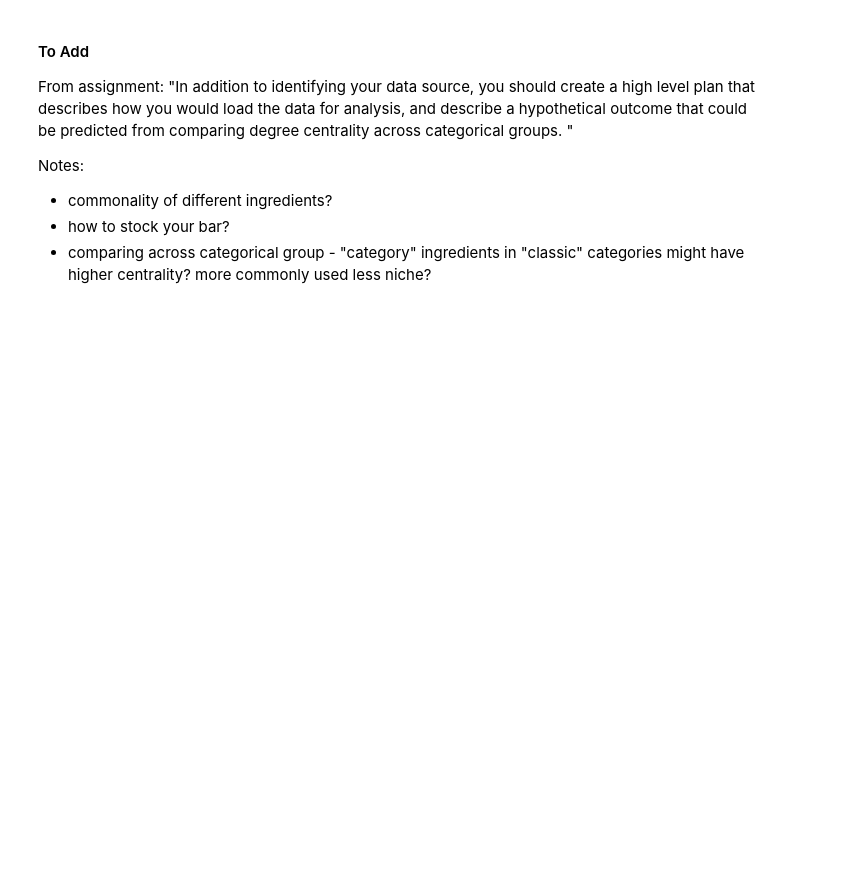
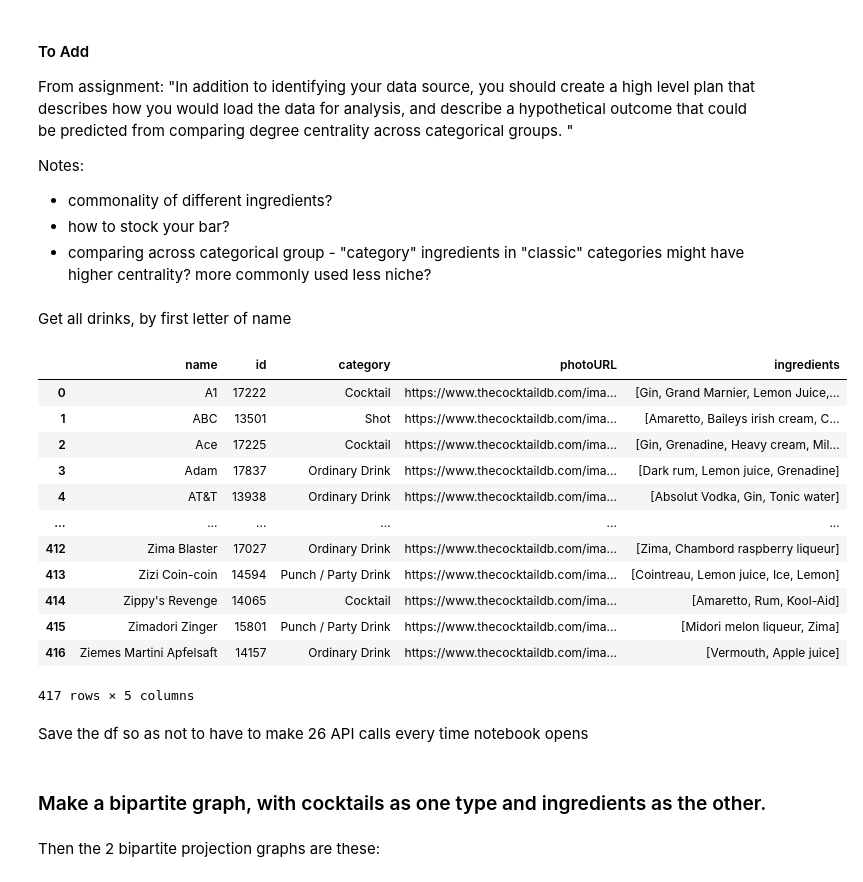
Before and after one commit to ebhtra/gory-graph, a Jupyter notebook: Homework2_2.ipynb, the cells around one changed output. Saved outputs shown, nothing was run; the diff lists cells and outputs as text; code cells hidden in the pictures; blank space fills up the shorter version.

Commit message:
add bipartite drink graph and DF

```diff
--- a/Homework2_2.ipynb
+++ b/Homework2_2.ipynb
@@ -47,3 +50,63 @@ Notes:
 - commonality of different ingredients?
 - how to stock your bar?
 - comparing across categorical group - "category" ingredients in "classic" categories might have higher centrality? more commonly used less niche?
+# %% [markdown]
+Get all drinks, by first letter of name
+# %%
+baseUrl = "https://www.thecocktaildb.com/api/json/v1/1/"
+letterEndpoint = "search.php?f="
+
+def searchLetter(letter):
+    data = requests.get(baseUrl + letterEndpoint + letter)
+    return json.loads(data.text)
+# %%
+# Build a dataframe
+name = []  # drink name
+ids = []   # drink ID
+cat = []   # drink category
+pic = []   # thumbnail url
+ingr = []  # ingredients
+# %%
+# helper function to parse ingredients
+def ingreds(drinkDict):
+    ing = []
+    for i in range(1,16):  # API has 16 fields for ingredients of each drink, most of them empty/None
+        s = "strIngredient" + str(i)
+        if not d[s]:
+            break
+        ing.append(d[s])
+    return ing
+# %%
+for l in 'abcdefghijklmnopqrstuvwxyz':
+
+    drinks = searchLetter(l)['drinks']
+    if not drinks: continue   #(some letters have no drinks)
+    for d in drinks:
+        name.append(d['strDrink'])
+        ids.append(d['idDrink'])
+        cat.append(d['strCategory'])
+        pic.append(d['strDrinkThumb'])
+        ingr.append(ingreds(d))
+# %%
+drinkDF = pd.DataFrame({'name': name,
+                       'id': ids,
+                       'category': cat,
+                       'photoURL': pic,
+                       'ingredients': ingr})
+drinkDF
+# %% [output]
+|  | name | id | category | photoURL | ingredients |
+| 0 | A1 | 17222 | Cocktail | https://www.thecocktaildb.com/ima... | [Gin, Grand Marnier, Lemon Juice,... |
+| 1 | ABC | 13501 | Shot | https://www.thecocktaildb.com/ima... | [Amaretto, Baileys irish cream, C... |
+| 2 | Ace | 17225 | Cocktail | https://www.thecocktaildb.com/ima... | [Gin, Grenadine, Heavy cream, Mil... |
+| 3 | Adam | 17837 | Ordinary Drink | https://www.thecocktaildb.com/ima... | [Dark rum, Lemon juice, Grenadine] |
+| 4 | AT&T | 13938 | Ordinary Drink | https://www.thecocktaildb.com/ima... | [Absolut Vodka, Gin, Tonic water] |
+| ... | ... | ... | ... | ... | ... |
+| 412 | Zima Blaster | 17027 | Ordinary Drink | https://www.thecocktaildb.com/ima... | [Zima, Chambord raspberry liqueur] |
+| 413 | Zizi Coin-coin | 14594 | Punch / Party Drink | https://www.thecocktaildb.com/ima... | [Cointreau, Lemon juice, Ice, Lemon] |
+| 414 | Zippy's Revenge | 14065 | Cocktail | https://www.thecocktaildb.com/ima... | [Amaretto, Rum, Kool-Aid] |
+| 415 | Zimadori Zinger | 15801 | Punch / Party Drink | https://www.thecocktaildb.com/ima... | [Midori melon liqueur, Zima] |
+| 416 | Ziemes Martini Apfelsaft | 14157 | Ordinary Drink | https://www.thecocktaildb.com/ima... | [Vermouth, Apple juice] |
+417 rows × 5 columns
+# %% [markdown]
+Save the df so as not to have to make 26 API calls every time notebook opens
@@ -49,0 +115,2 @@ Notes:
+# %% [markdown]
+### Make a bipartite graph, with cocktails as one type and ingredients as the other.
@@ -49,0 +131,2 @@ Notes:
+# %% [markdown]
+Then the 2 bipartite projection graphs are these:
```
Also changed, not shown: parts of 5 cells of this notebook, 1 other file.
